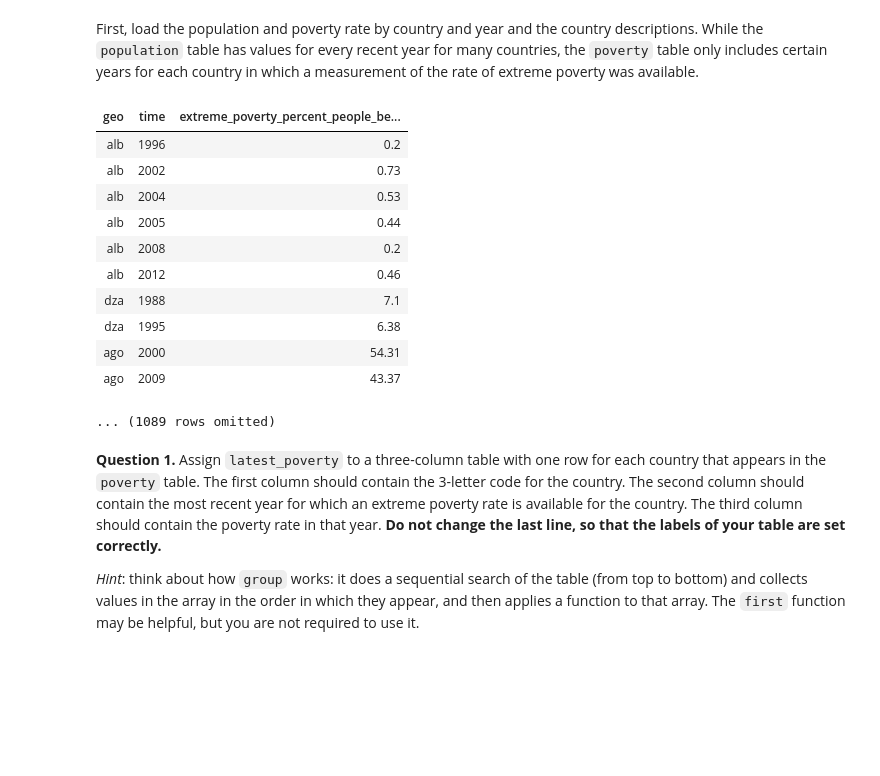
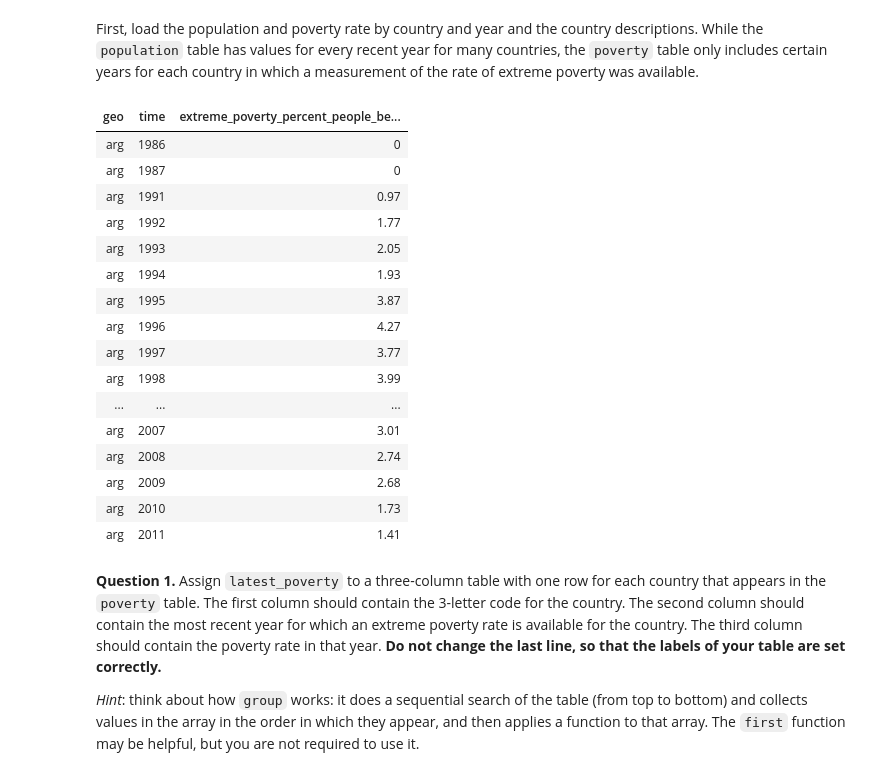
Before and after one commit to bencump/Intro_DataAnalytics, a Jupyter notebook: project1/project1.ipynb, the cells around one changed output. Drawn from its saved outputs; the diff is of its cells as text; code cells hidden in the pictures; blank space fills up the shorter version.

```diff
--- a/project1/project1.ipynb
+++ b/project1/project1.ipynb
@@ -583,21 +583,26 @@ First, load the population and poverty rate by country and year and the country
 # %%
 population = Table.read_table('population.csv')
 countries = Table.read_table('countries.csv').where('country', are.contained_in(population.group('geo').column('geo')))
 poverty = Table.read_table('poverty.csv')
-poverty.show(10)
+poverty.where("geo", are.equal_to("arg")).show()
 # %% [output]
 | geo | time | extreme_poverty_percent_people_be... |
-| alb | 1996 | 0.2 |
-| alb | 2002 | 0.73 |
-| alb | 2004 | 0.53 |
-| alb | 2005 | 0.44 |
-| alb | 2008 | 0.2 |
-| alb | 2012 | 0.46 |
-| dza | 1988 | 7.1 |
-| dza | 1995 | 6.38 |
-| ago | 2000 | 54.31 |
-| ago | 2009 | 43.37 |
+| arg | 1986 | 0 |
+| arg | 1987 | 0 |
+| arg | 1991 | 0.97 |
+| arg | 1992 | 1.77 |
+| arg | 1993 | 2.05 |
+| arg | 1994 | 1.93 |
+| arg | 1995 | 3.87 |
+| arg | 1996 | 4.27 |
+| arg | 1997 | 3.77 |
+| arg | 1998 | 3.99 |
+| ... | ... | ... |
+| arg | 2007 | 3.01 |
+| arg | 2008 | 2.74 |
+| arg | 2009 | 2.68 |
+| arg | 2010 | 1.73 |
+| arg | 2011 | 1.41 |
-... (1089 rows omitted)
 # %% [markdown]
 **Question 1.** Assign `latest_poverty` to a three-column table with one row for each country that appears in the `poverty` table. The first column should contain the 3-letter code for the country. The second column should contain the most recent year for which an extreme poverty rate is available for the country. The third column should contain the poverty rate in that year. **Do not change the last line, so that the labels of your table are set correctly.**
 
```
Also changed, not shown: parts of 6 cells of this notebook, 1 other file.
